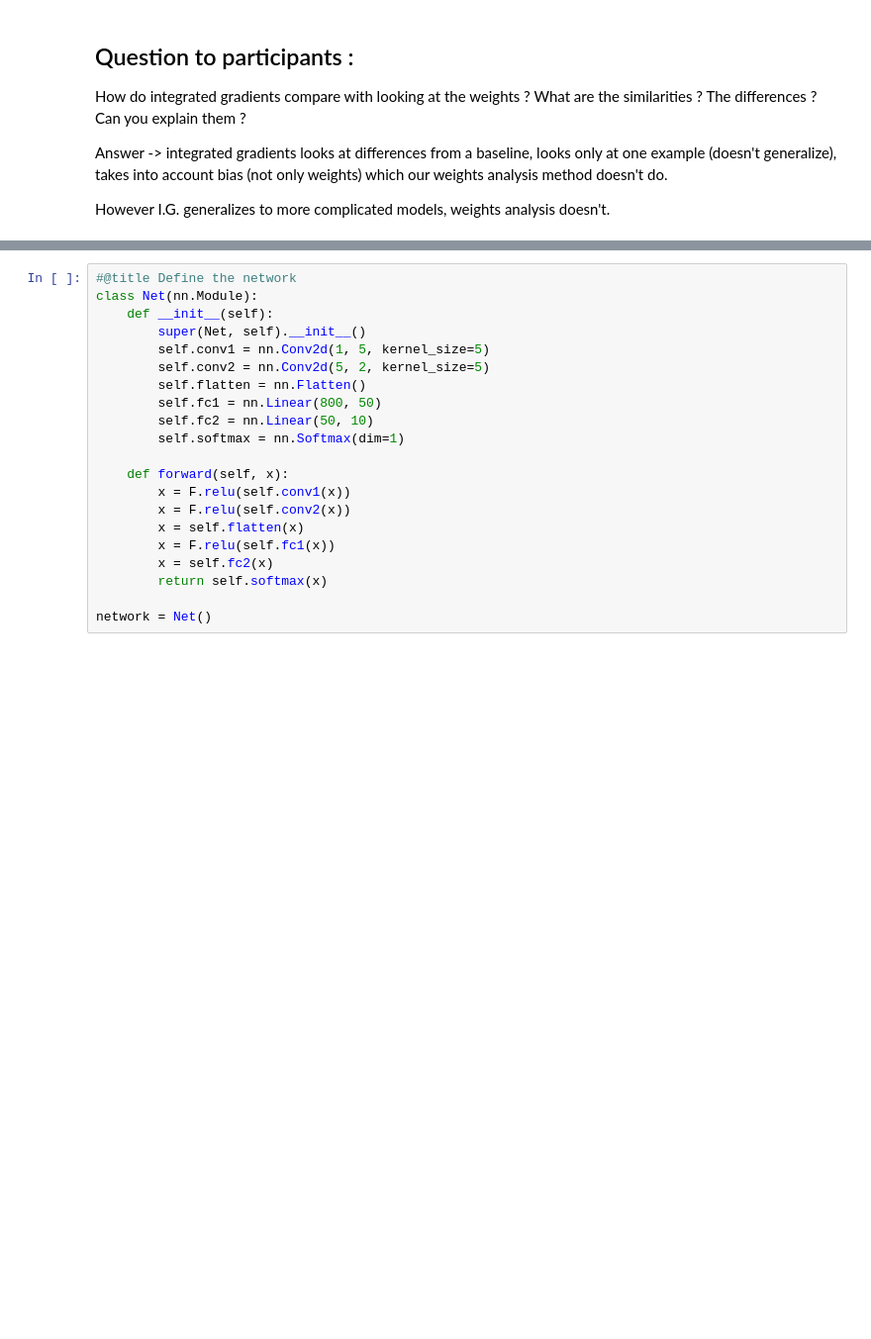
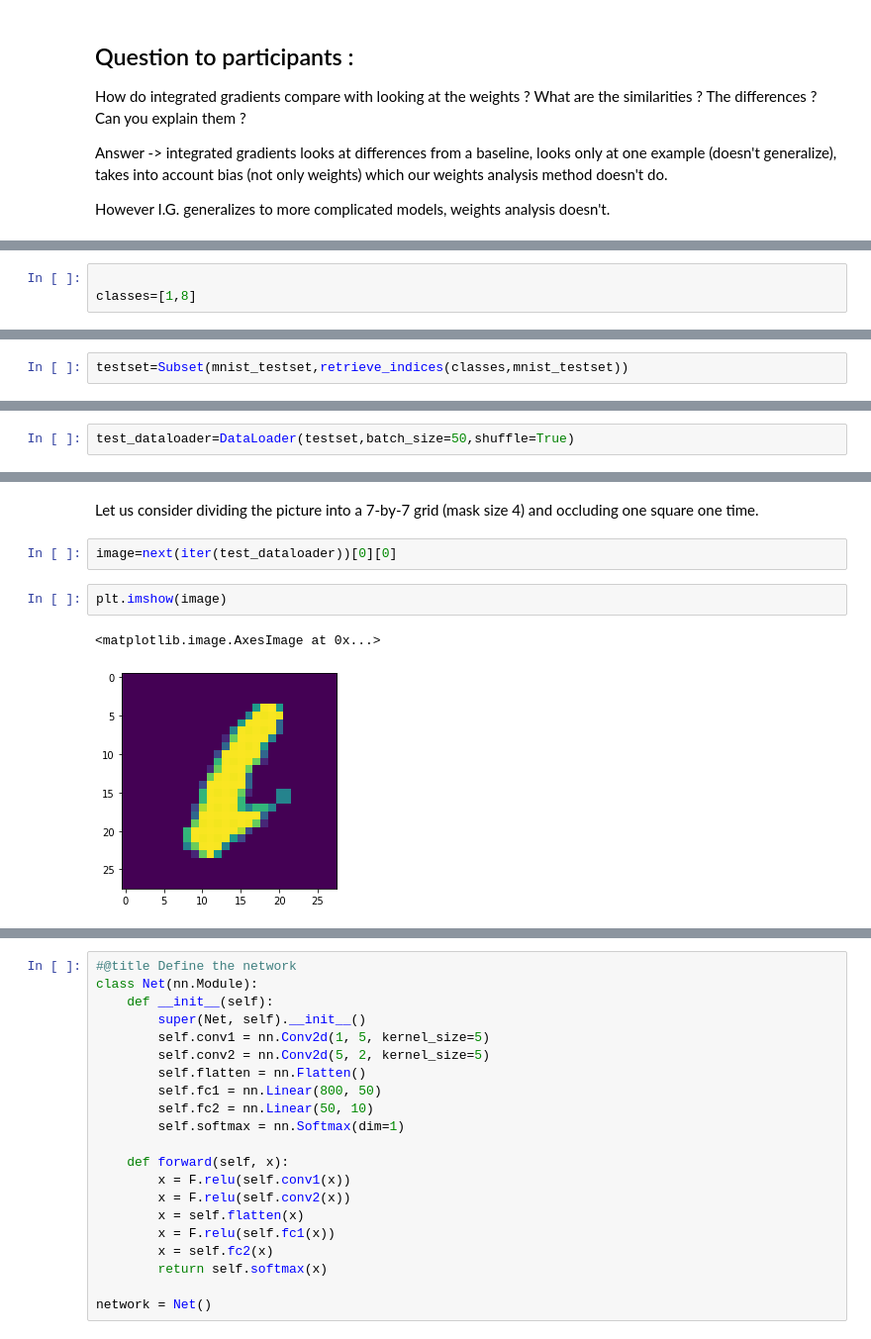
Before and after one commit to mathysgrapotte/deepexplain, a Jupyter notebook: explainable_tutorial.ipynb, the cells around one changed output, grey strips where cells are left out. Shown at 99% size. Saved outputs shown, nothing was run; the diff lists cells and outputs as text; blank space fills up the shorter version.

```diff
--- a/explainable_tutorial.ipynb
+++ b/explainable_tutorial.ipynb
@@ -376,0 +434,3 @@ However I.G. generalizes to more complicated models, weights analysis doesn't.
+# %%
+
+classes=[1,8]
@@ -376,0 +439,2 @@ However I.G. generalizes to more complicated models, weights analysis doesn't.
+# %%
+testset=Subset(mnist_testset,retrieve_indices(classes,mnist_testset))
@@ -376,0 +443,2 @@ However I.G. generalizes to more complicated models, weights analysis doesn't.
+# %%
+test_dataloader=DataLoader(testset,batch_size=50,shuffle=True)
@@ -376,0 +555,9 @@ However I.G. generalizes to more complicated models, weights analysis doesn't.
+# %% [markdown]
+Let us consider dividing the picture into a 7-by-7 grid (mask size 4) and occluding one square one time.
+# %%
+image=next(iter(test_dataloader))[0][0]
+# %%
+plt.imshow(image)
+# %% [output]
+<matplotlib.image.AxesImage at 0x...>
+[figure, added]
```
Also changed, not shown: parts of 155 cells of this notebook, 1 other file.
